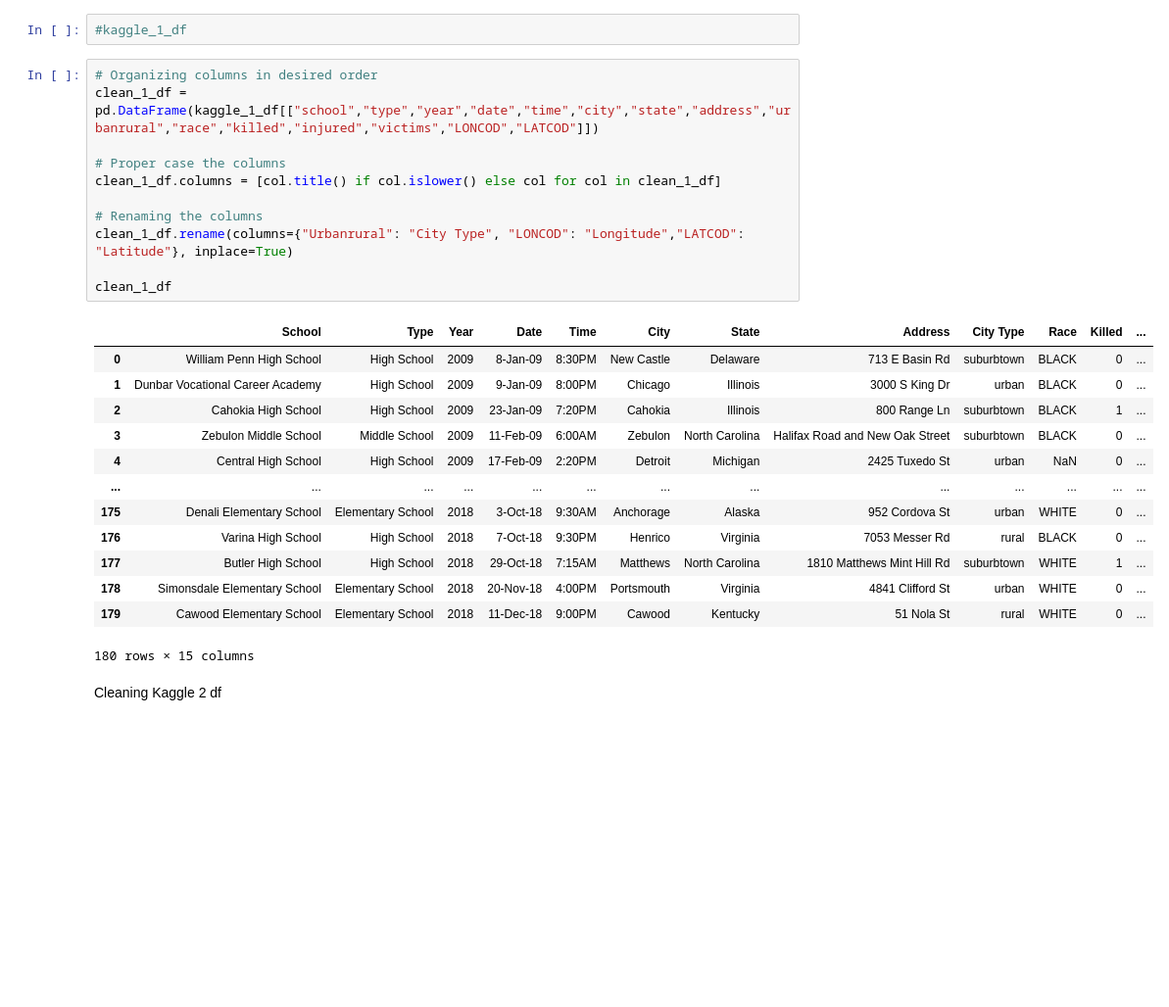
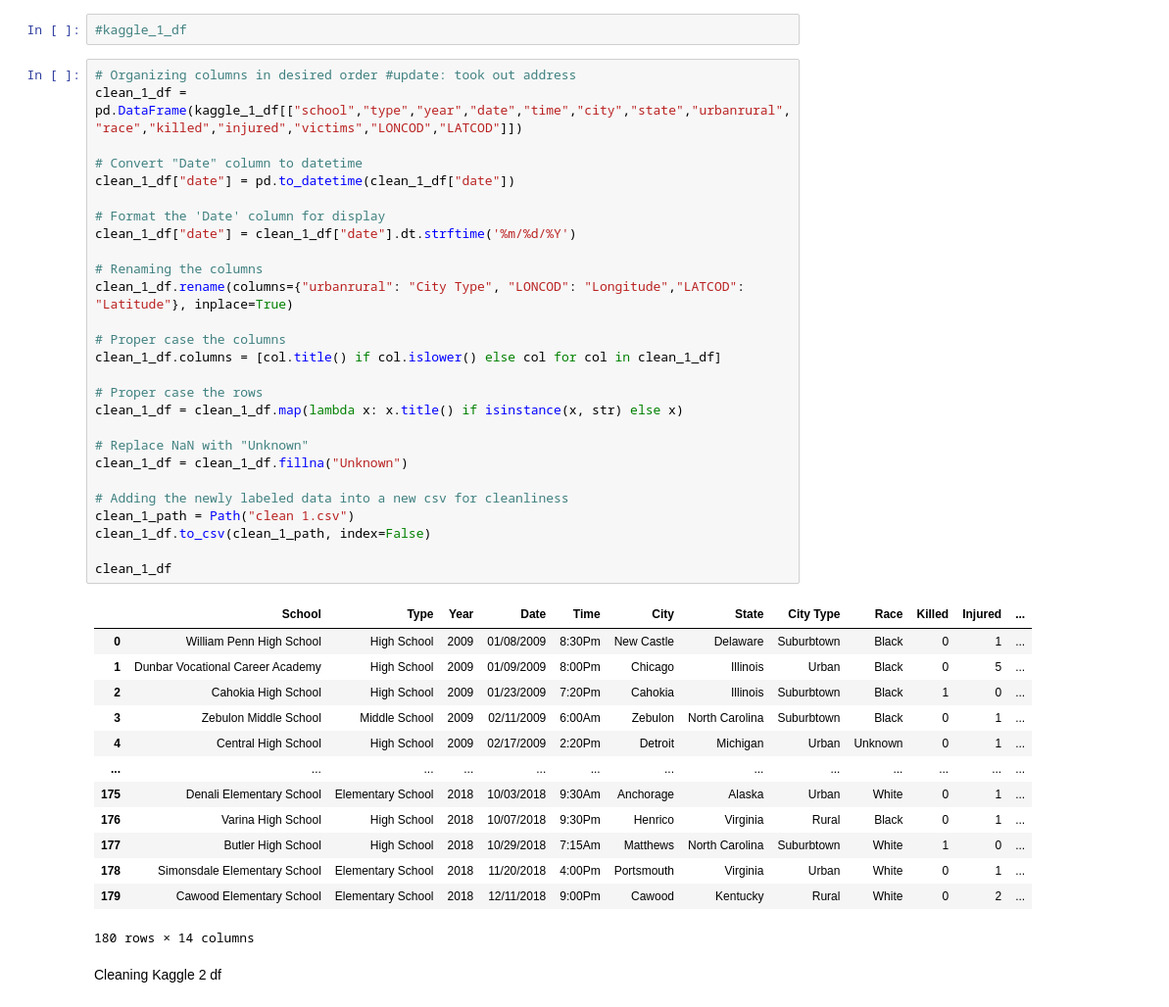
Before and after one commit to LeviEzra1/Project1_team4, a Jupyter notebook: Vivian_analysis/data_draft.ipynb, the cells around one changed output. Shown at 98% size. Saved outputs shown, nothing was run; the diff lists cells and outputs as text; blank space fills up the shorter version.

```diff
--- a/Vivian_analysis/data_draft.ipynb
+++ b/Vivian_analysis/data_draft.ipynb
@@ -23,30 +26,46 @@ Cleaning Kaggle 1 df
 # %%
 #kaggle_1_df
 # %%
-# Organizing columns in desired order
-clean_1_df = pd.DataFrame(kaggle_1_df[["school","type","year","date","time","city","state","address","urbanrural","race","killed","injured","victims","LONCOD","LATCOD"]])
+# Organizing columns in desired order #update: took out address
+clean_1_df = pd.DataFrame(kaggle_1_df[["school","type","year","date","time","city","state","urbanrural","race","killed","injured","victims","LONCOD","LATCOD"]])
+
+# Convert "Date" column to datetime
+clean_1_df["date"] = pd.to_datetime(clean_1_df["date"])
+
+# Format the 'Date' column for display
+clean_1_df["date"] = clean_1_df["date"].dt.strftime('%m/%d/%Y')
+
+# Renaming the columns
+clean_1_df.rename(columns={"urbanrural": "City Type", "LONCOD": "Longitude","LATCOD": "Latitude"}, inplace=True)
 
 # Proper case the columns
 clean_1_df.columns = [col.title() if col.islower() else col for col in clean_1_df]
 
-# Renaming the columns
-clean_1_df.rename(columns={"Urbanrural": "City Type", "LONCOD": "Longitude","LATCOD": "Latitude"}, inplace=True)
+# Proper case the rows
+clean_1_df = clean_1_df.map(lambda x: x.title() if isinstance(x, str) else x)
+
+# Replace NaN with "Unknown"
+clean_1_df = clean_1_df.fillna("Unknown")
+
+# Adding the newly labeled data into a new csv for cleanliness
+clean_1_path = Path("clean 1.csv")
+clean_1_df.to_csv(clean_1_path, index=False)
 
 clean_1_df
 # %% [output]
-|  | School | Type | Year | Date | Time | City | State | Address | City Type | Race | Killed | ... |
-| 0 | William Penn High School | High School | 2009 | 8-Jan-09 | 8:30PM | New Castle | Delaware | 713 E Basin Rd | suburbtown | BLACK | 0 | ... |
-| 1 | Dunbar Vocational Career Academy | High School | 2009 | 9-Jan-09 | 8:00PM | Chicago | Illinois | 3000 S King Dr | urban | BLACK | 0 | ... |
-| 2 | Cahokia High School | High School | 2009 | 23-Jan-09 | 7:20PM | Cahokia | Illinois | 800 Range Ln | suburbtown | BLACK | 1 | ... |
-| 3 | Zebulon Middle School | Middle School | 2009 | 11-Feb-09 | 6:00AM | Zebulon | North Carolina | Halifax Road and New Oak Street | suburbtown | BLACK | 0 | ... |
-| 4 | Central High School | High School | 2009 | 17-Feb-09 | 2:20PM | Detroit | Michigan | 2425 Tuxedo St | urban | NaN | 0 | ... |
+|  | School | Type | Year | Date | Time | City | State | City Type | Race | Killed | Injured | ... |
+| 0 | William Penn High School | High School | 2009 | 01/08/2009 | 8:30Pm | New Castle | Delaware | Suburbtown | Black | 0 | 1 | ... |
+| 1 | Dunbar Vocational Career Academy | High School | 2009 | 01/09/2009 | 8:00Pm | Chicago | Illinois | Urban | Black | 0 | 5 | ... |
+| 2 | Cahokia High School | High School | 2009 | 01/23/2009 | 7:20Pm | Cahokia | Illinois | Suburbtown | Black | 1 | 0 | ... |
+| 3 | Zebulon Middle School | Middle School | 2009 | 02/11/2009 | 6:00Am | Zebulon | North Carolina | Suburbtown | Black | 0 | 1 | ... |
+| 4 | Central High School | High School | 2009 | 02/17/2009 | 2:20Pm | Detroit | Michigan | Urban | Unknown | 0 | 1 | ... |
 | ... | ... | ... | ... | ... | ... | ... | ... | ... | ... | ... | ... | ... |
-| 175 | Denali Elementary School | Elementary School | 2018 | 3-Oct-18 | 9:30AM | Anchorage | Alaska | 952 Cordova St | urban | WHITE | 0 | ... |
-| 176 | Varina High School | High School | 2018 | 7-Oct-18 | 9:30PM | Henrico | Virginia | 7053 Messer Rd | rural | BLACK | 0 | ... |
-| 177 | Butler High School | High School | 2018 | 29-Oct-18 | 7:15AM | Matthews | North Carolina | 1810 Matthews Mint Hill Rd | suburbtown | WHITE | 1 | ... |
-| 178 | Simonsdale Elementary School | Elementary School | 2018 | 20-Nov-18 | 4:00PM | Portsmouth | Virginia | 4841 Clifford St | urban | WHITE | 0 | ... |
-| 179 | Cawood Elementary School | Elementary School | 2018 | 11-Dec-18 | 9:00PM | Cawood | Kentucky | 51 Nola St | rural | WHITE | 0 | ... |
+| 175 | Denali Elementary School | Elementary School | 2018 | 10/03/2018 | 9:30Am | Anchorage | Alaska | Urban | White | 0 | 1 | ... |
+| 176 | Varina High School | High School | 2018 | 10/07/2018 | 9:30Pm | Henrico | Virginia | Rural | Black | 0 | 1 | ... |
+| 177 | Butler High School | High School | 2018 | 10/29/2018 | 7:15Am | Matthews | North Carolina | Suburbtown | White | 1 | 0 | ... |
+| 178 | Simonsdale Elementary School | Elementary School | 2018 | 11/20/2018 | 4:00Pm | Portsmouth | Virginia | Urban | White | 0 | 1 | ... |
+| 179 | Cawood Elementary School | Elementary School | 2018 | 12/11/2018 | 9:00Pm | Cawood | Kentucky | Rural | White | 0 | 2 | ... |
-180 rows × 15 columns
+180 rows × 14 columns
 # %% [markdown]
 Cleaning Kaggle 2 df
 # %%
```
Also changed, not shown: parts of 6 cells of this notebook, 3 other files.
